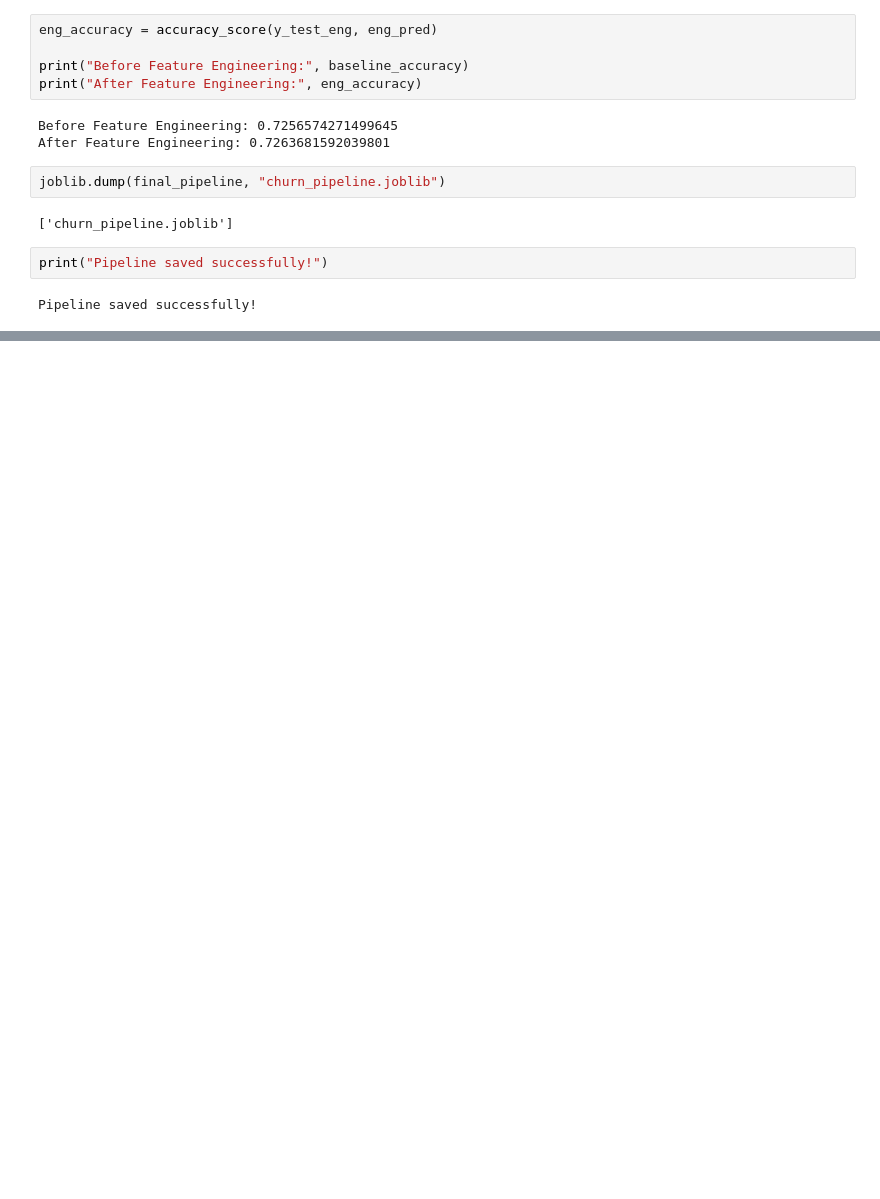
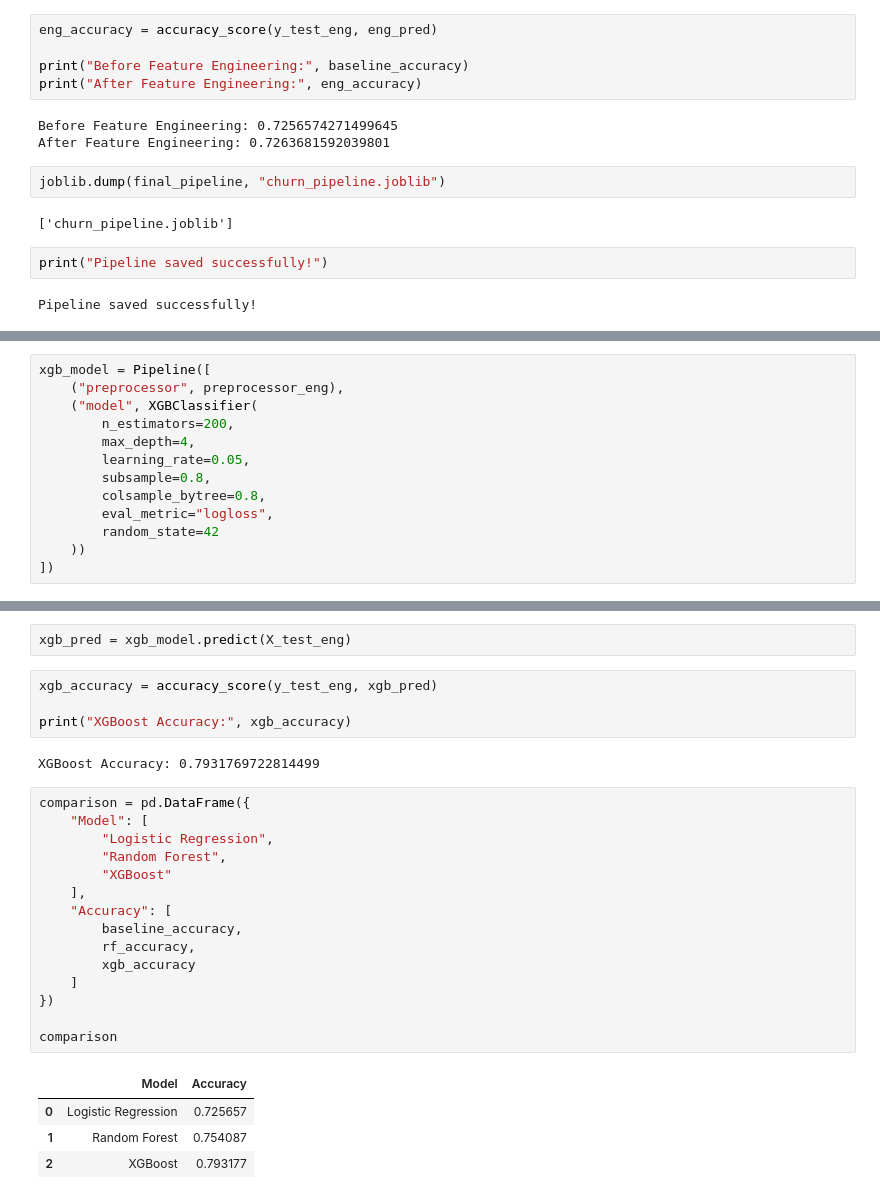
Before and after one commit to muqadas118/neurofive-ml-track, a Jupyter notebook: Tasks.ipynb, the cells around one changed output, grey strips where cells are left out. Cells and saved outputs as stored; diff of their text form; blank space fills up the shorter version.

Commit message:
Completed Task 8 ensemble learning

```diff
--- a/Tasks.ipynb
+++ b/Tasks.ipynb
@@ -820,0 +914,13 @@ Pipeline saved successfully!
+# %%
+xgb_model = Pipeline([
+    ("preprocessor", preprocessor_eng),
+    ("model", XGBClassifier(
+        n_estimators=200,
+        max_depth=4,
+        learning_rate=0.05,
+        subsample=0.8,
+        colsample_bytree=0.8,
+        eval_metric="logloss",
+        random_state=42
+    ))
+])
@@ -820,0 +950,28 @@ Pipeline saved successfully!
+# %%
+xgb_pred = xgb_model.predict(X_test_eng)
+# %%
+xgb_accuracy = accuracy_score(y_test_eng, xgb_pred)
+
+print("XGBoost Accuracy:", xgb_accuracy)
+# %% [output]
+XGBoost Accuracy: 0.7931769722814499
+# %%
+comparison = pd.DataFrame({
+    "Model": [
+        "Logistic Regression",
+        "Random Forest",
+        "XGBoost"
+    ],
+    "Accuracy": [
+        baseline_accuracy,
+        rf_accuracy,
+        xgb_accuracy
+    ]
+})
+
+comparison
+# %% [output]
+|  | Model | Accuracy |
+| 0 | Logistic Regression | 0.725657 |
+| 1 | Random Forest | 0.754087 |
+| 2 | XGBoost | 0.793177 |
```
Also changed, not shown: parts of 16 cells of this notebook.
